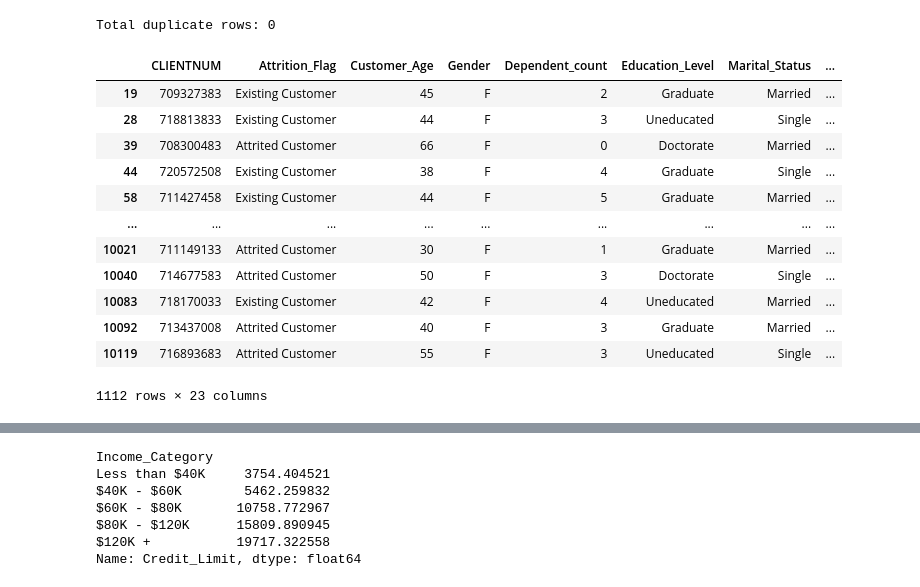
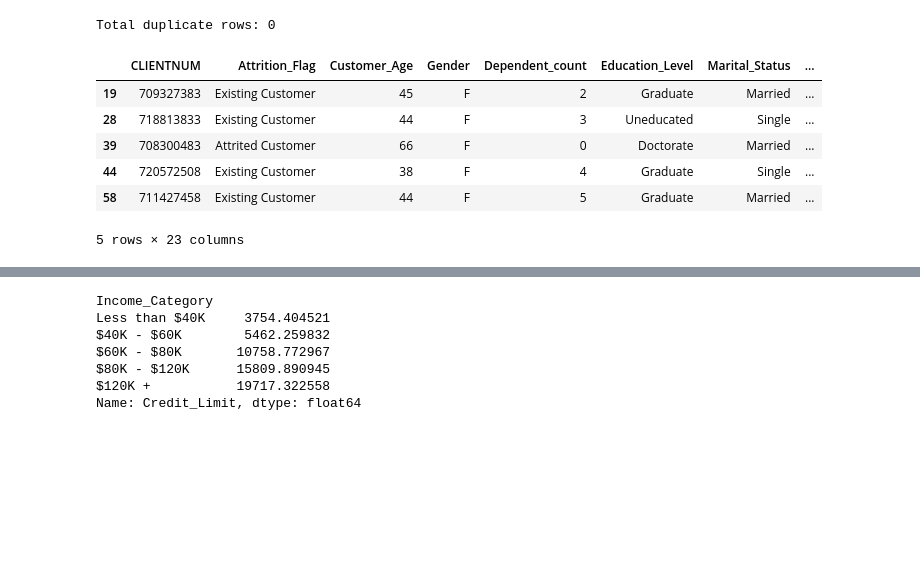
Before and after one commit to Omar-Orabi97/BankChurners, a Jupyter notebook: BankChurnersProject.ipynb, the cells around one changed output, grey strips where cells are left out. Drawn from its saved outputs; the diff is of its cells as text; code cells hidden in the pictures; blank space fills up the shorter version.

```diff
--- a/BankChurnersProject.ipynb
+++ b/BankChurnersProject.ipynb
@@ -11,4 +12,4 @@ from sklearn.metrics import classification_report, confusion_matrix
 # %%
 
-bank = pd.read_csv(r'C:\Users\Omar-\Downloads\BankChurners.csv\BankChurners.csv')
+bank = pd.read_csv('BankChurners.csv')
 # %%
@@ -61,22 +51,17 @@ print(f"Total duplicate rows: {duplicate_count}")
 # %% [output]
 Total duplicate rows: 0
 # %%
-unknown_income= bank[bank['Income_Category'] == 'Unknown']
+# Exploring unknown income rows
+unknown_income= bank[bank['Income_Category'] == 'Unknown'].head()
 unknown_income
 # %% [output]
 |  | CLIENTNUM | Attrition_Flag | Customer_Age | Gender | Dependent_count | Education_Level | Marital_Status | ... |
 | 19 | 709327383 | Existing Customer | 45 | F | 2 | Graduate | Married | ... |
 | 28 | 718813833 | Existing Customer | 44 | F | 3 | Uneducated | Single | ... |
 | 39 | 708300483 | Attrited Customer | 66 | F | 0 | Doctorate | Married | ... |
 | 44 | 720572508 | Existing Customer | 38 | F | 4 | Graduate | Single | ... |
 | 58 | 711427458 | Existing Customer | 44 | F | 5 | Graduate | Married | ... |
-| ... | ... | ... | ... | ... | ... | ... | ... | ... |
-| 10021 | 711149133 | Attrited Customer | 30 | F | 1 | Graduate | Married | ... |
-| 10040 | 714677583 | Attrited Customer | 50 | F | 3 | Doctorate | Single | ... |
-| 10083 | 718170033 | Existing Customer | 42 | F | 4 | Uneducated | Married | ... |
-| 10092 | 713437008 | Attrited Customer | 40 | F | 3 | Graduate | Married | ... |
-| 10119 | 716893683 | Attrited Customer | 55 | F | 3 | Uneducated | Single | ... |
-1112 rows × 23 columns
+5 rows × 23 columns
 # %%
 # Compute correlation matrix
 corr_matrix = bank.corr(numeric_only=True)
```
Also changed, not shown: parts of 8 cells of this notebook.
